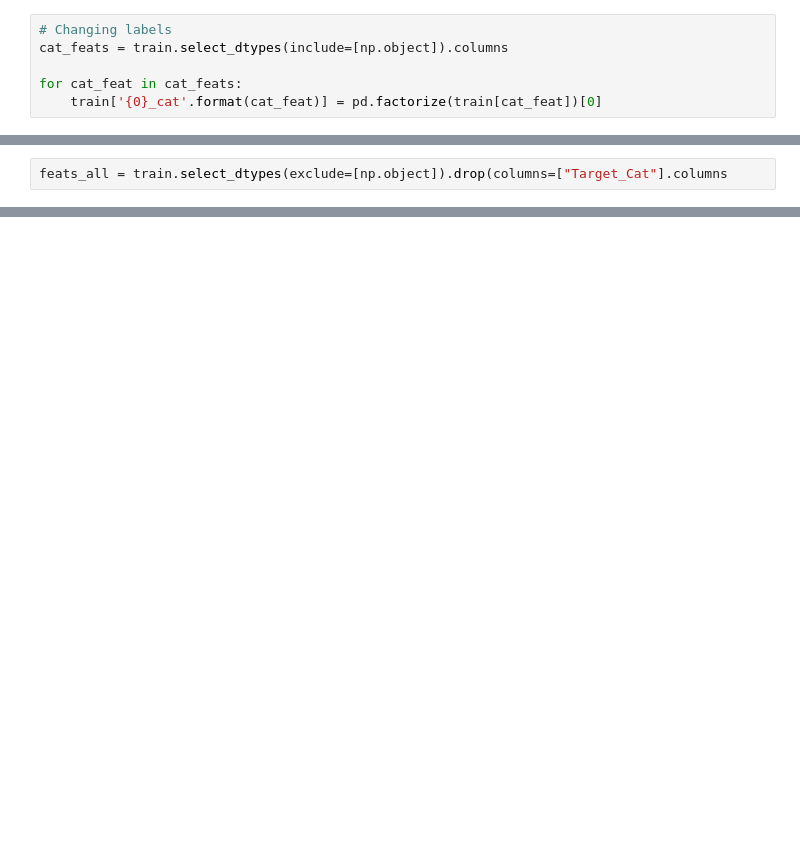
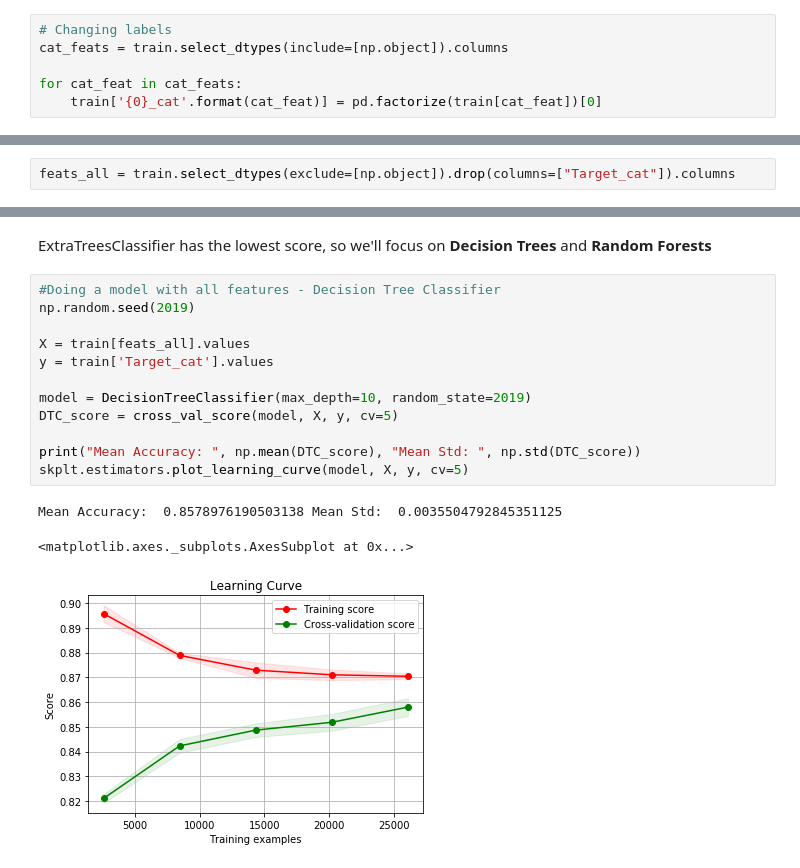
Before and after one commit to zbipio/Adult-Dataset, a Jupyter notebook: Adult Dataset.ipynb, the cells around one changed output, grey strips where cells are left out. Saved outputs shown, nothing was run; the diff lists cells and outputs as text; blank space fills up the shorter version.

```diff
--- a/Adult Dataset.ipynb
+++ b/Adult Dataset.ipynb
@@ -171,3 +222,3 @@ for cat_feat in cat_feats:
 # %%
-feats_all = train.select_dtypes(exclude=[np.object]).drop(columns=["Target_Cat"].columns
+feats_all = train.select_dtypes(exclude=[np.object]).drop(columns=["Target_cat"]).columns
 # %%
@@ -313,0 +298,18 @@ skplt.estimators.plot_learning_curve(model, X, y, cv=5, train_sizes=(26048,))
+# %% [markdown]
+ExtraTreesClassifier has the lowest score, so we'll focus on **Decision Trees** and **Random Forests**
+# %%
+#Doing a model with all features - Decision Tree Classifier
+np.random.seed(2019)
+
+X = train[feats_all].values
+y = train['Target_cat'].values
+
+model = DecisionTreeClassifier(max_depth=10, random_state=2019)
+DTC_score = cross_val_score(model, X, y, cv=5)
+
+print("Mean Accuracy: ", np.mean(DTC_score), "Mean Std: ", np.std(DTC_score))
+skplt.estimators.plot_learning_curve(model, X, y, cv=5)
+# %% [output]
+Mean Accuracy:  0.8578976190503138 Mean Std:  0.0035504792845351125
+<matplotlib.axes._subplots.AxesSubplot at 0x...>
+[figure, added]
```
Also changed, not shown: parts of 38 cells of this notebook.
